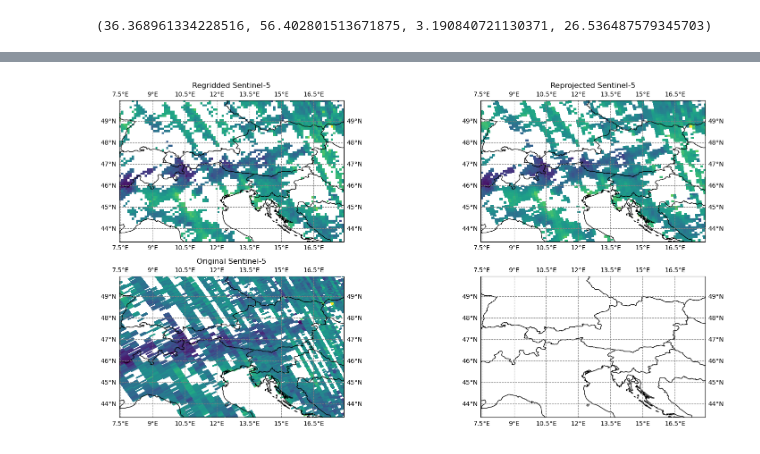
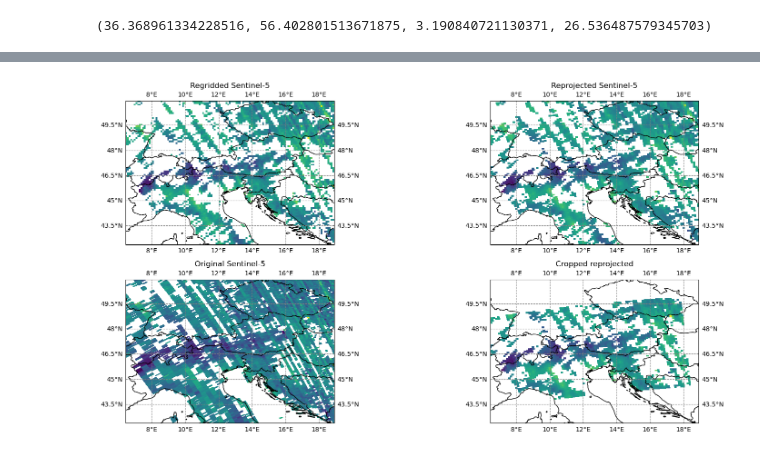
Before and after one commit to oscipal/s5p-zarr-workflow, a Jupyter notebook: 3_reprojecting.ipynb, the cells around one changed output, grey strips where cells are left out. Cells and saved outputs as stored; diff of their text form; code cells hidden in the pictures.

```diff
--- a/3_reprojecting.ipynb
+++ b/3_reprojecting.ipynb
@@ -158,5 +219,5 @@ print(Y.min(), Y.max())   # extent in y
 # %%
-sensing_time = delta_time["delta_time"].values.view("int64").mean().astype("datetime64[s]")
+sensing_time = delta_time["delta_time"].values[0][0].astype("datetime64[D]")
 # %%
 ds_equi7 = xr.Dataset(reprojected,
                       coords={
@@ -164,7 +225,7 @@ ds_equi7 = xr.Dataset(reprojected,
                               "y":("y", ys),
                               })
 # %%
-ds_aut = ds_equi7.sel(x=slice(4500000,5390000), y=slice(1790000,1200000))
+ds_aut = ds_equi7.sel(x=slice(4500000,5390000), y=slice(1790000,1200000)).expand_dims({"time": [sensing_time]})
 # %%
 transformer = Transformer.from_crs("EPSG:27704", "EPSG:4326", always_xy=True)
 x,y = 5400000, 1800000
@@ -172,5 +233,5 @@ lon_max, lat_max = transformer.transform(x, y)
 x,y = 4500000, 1200000
 lon_min, lat_min = transformer.transform(x,y)
 # %%
-X, Y = np.meshgrid(xs, ys)
+X, Y = np.meshgrid(ds_aut["x"].values, ds_aut["y"].values)
 lons_new, lats_new = transformer.transform(X,Y)
@@ -190,23 +238,29 @@ Data variables:
+# %%
+X, Y = np.meshgrid(ds_equi7["x"].values, ds_equi7["y"].values)
+lons_new_equi, lats_new_equi = transformer.transform(X,Y)
 # %%
 fig, axs = plt.subplots(nrows=2, ncols=2, figsize=(17, 8), subplot_kw={"projection": ccrs.PlateCarree()})
+
 axs=axs.flatten()
 axs[0].pcolormesh(lon_grid_full, lat_grid_full, gridded_data["carbonmonoxide_total_column"], cmap="viridis")#, vmin=-2, vmax=1)
-axs[1].pcolormesh(lons_new, lats_new, ds_equi7["carbonmonoxide_total_column"], transform=ccrs.PlateCarree(), cmap="viridis")#, vmin=-2, vmax=1)
+axs[3].pcolormesh(lons_new, lats_new, ds_aut["carbonmonoxide_total_column"].squeeze(), transform=ccrs.PlateCarree(), cmap="viridis")#, vmin=-2, vmax=1)
 axs[2].pcolormesh(lon_original, lat_original, ds_band["carbonmonoxide_total_column"], cmap="viridis")#, vmin=-2, vmax=1)
+axs[1].pcolormesh(lons_new_equi, lats_new_equi, ds_equi7["carbonmonoxide_total_column"], cmap="viridis")#, vmin=-2, vmax=1)
 
 for ax in axs:
     ax.coastlines()
     ax.add_feature(cfeature.BORDERS)
 
     ax.gridlines(draw_labels=True, color="gray", linestyle="--")
-    ax.set_xlim(lon_min, lon_max)
-    ax.set_ylim(lat_min, lat_max)
+    ax.set_xlim(lon_min-1, lon_max+1)
+    ax.set_ylim(lat_min-1, lat_max+1)
 
 axs[0].set_title("Regridded Sentinel-5")
 axs[1].set_title("Reprojected Sentinel-5")
 axs[2].set_title("Original Sentinel-5")
+axs[3].set_title("Cropped reprojected")
 
 plt.tight_layout()
 plt.show()
 # %% [output]
-[figure, old version]
+[figure, new version]
```
Also changed, not shown: parts of 8 cells of this notebook, 4 other files.
